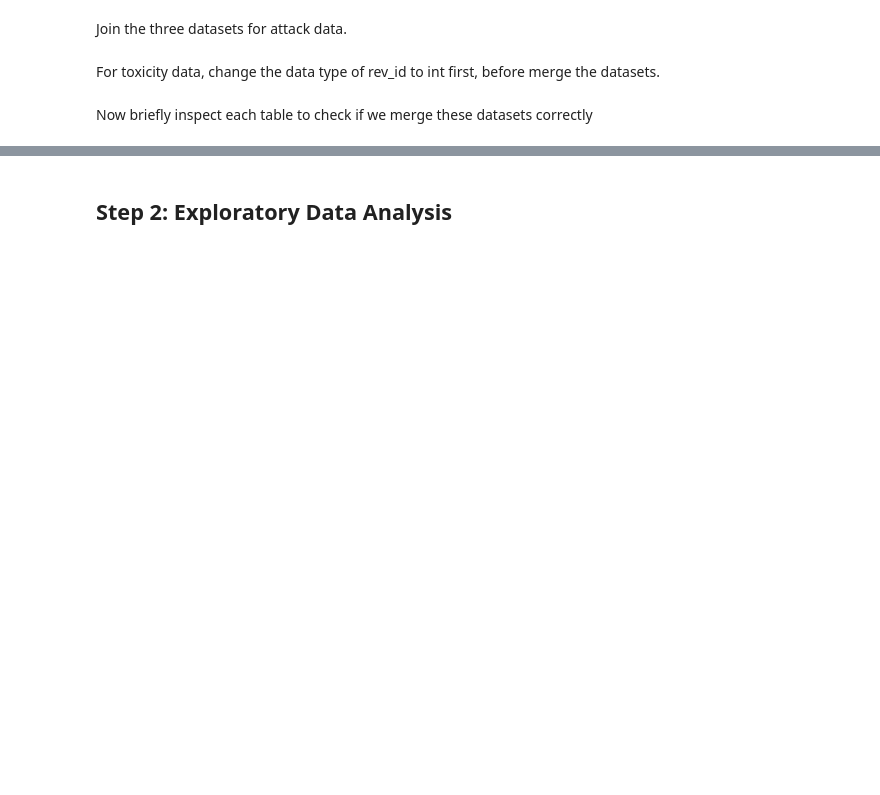
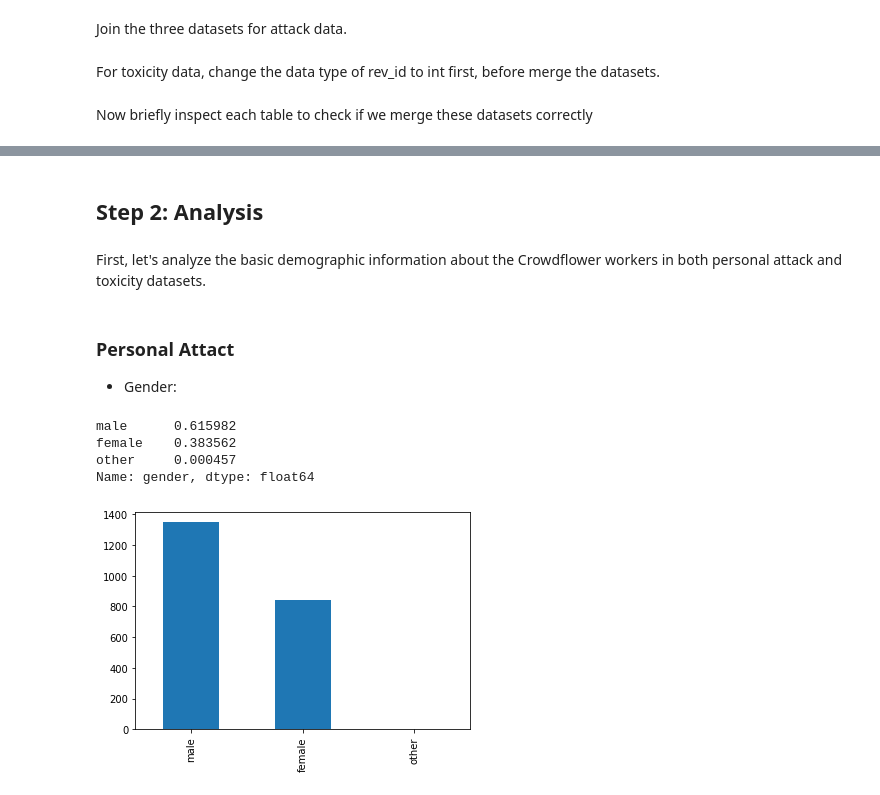
Before and after one commit to Shuya-Ma/data-512, a Jupyter notebook: data-512-a2/data-512-a2.ipynb, the cells around one changed output, grey strips where cells are left out. Drawn from its saved outputs; the diff is of its cells as text; code cells hidden in the pictures; blank space fills up the shorter version.

```diff
--- a/data-512-a2/data-512-a2.ipynb
+++ b/data-512-a2/data-512-a2.ipynb
@@ -53,4 +53,19 @@ toxic.head()
 | 3 | 2810755 | NEWLINE_TOKENNEWLINE_TOKENNEWLINE... | 2004 | True | user | random | train | 723 | 0 | 0.0 | ... |
 | 4 | 7270696 | NEWLINE_TOKENNEWLINE_TOKEN==Usefu... | 2004 | True | article | random | train | 723 | 0 | 0.0 | ... |
 # %% [markdown]
-## Step 2: Exploratory Data Analysis
+## Step 2: Analysis
+# %% [markdown]
+First, let's analyze the basic demographic information about the Crowdflower workers in both personal attack and toxicity datasets.
+# %% [markdown]
+### Personal Attact
+- Gender:
+# %%
+attack_gender = attack_demograohics['gender'].value_counts()
+attack_gender.plot(kind='bar')
+attack_gender/attack_gender.sum()
+# %% [output]
+male      0.615982
+female    0.383562
+other     0.000457
+Name: gender, dtype: float64
+[figure, added]
```
Also changed, not shown: parts of 25 cells of this notebook, 1 other file.
